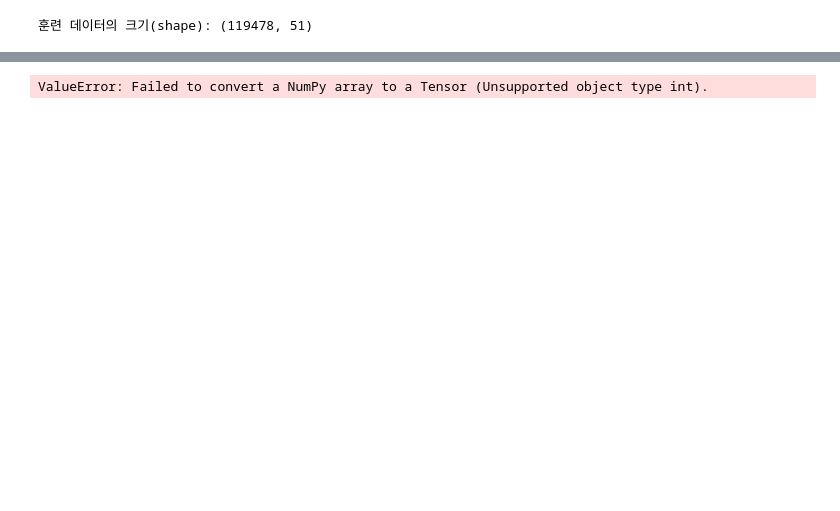
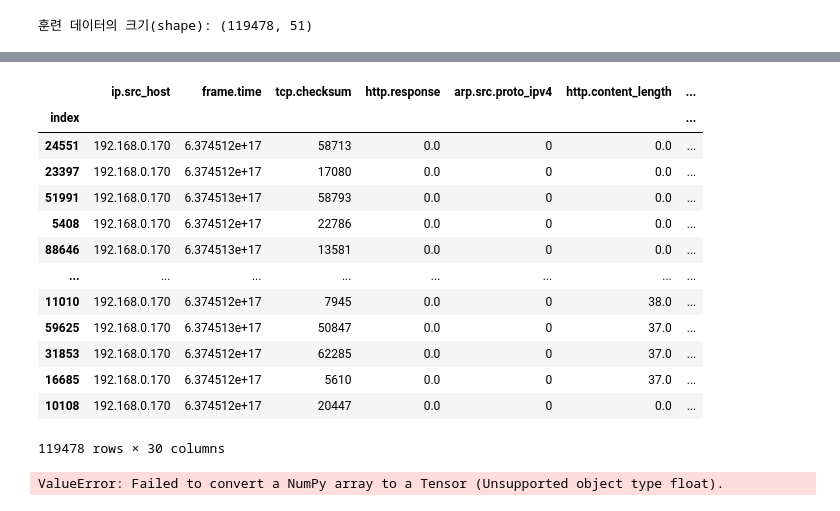
Before and after one commit to explainpark101/KU-ML-EndTerm-project, a Jupyter notebook: 04 machine-learning.ipynb, the cells around one changed output, grey strips where cells are left out. Cells and saved outputs as stored; diff of their text form; code cells hidden in the pictures; blank space fills up the shorter version.

```diff
--- a/04 machine-learning.ipynb
+++ b/04 machine-learning.ipynb
@@ -46,0 +40,3 @@ memory usage: 32.6+ MB
+# %%
+# all_data["frame.time"] = pd.to_datetime(all_data["frame.time"]).apply(ticks)
+all_data = all_data.drop(["frame.time"],axis="columns")
@@ -63,7 +63,12 @@ all_data[["tcp.options", "tcp.payload"]].nunique()
 tcp.options    82640
 tcp.payload    52832
 dtype: int64
-# %%
-ip_cols = ["ip.src_host", "ip.dst_host", "arp.src.proto_ipv4", "arp.dst.proto_ipv4"]
-for ipcol in ip_cols:
-    all_data[ipcol] = all_data[ipcol].apply(lambda x: list(map(int, x.split("."))), pd.Int32Dtype)
+# %%
+ip_cols = ["ip.src_host", "ip.dst_host", "arp.src.proto_ipv4", "arp.dst.proto_ipv4"]
+for ipcol in ip_cols:
+    ip_values = all_data[ipcol].apply(lambda x: x.split("."))
+    all_data[f"{ipcol}[0]"] = ip_values.apply(lambda x: int(x[0]))
+    all_data[f"{ipcol}[1]"] = ip_values.apply(lambda x: int(x[1]))
+    all_data[f"{ipcol}[2]"] = ip_values.apply(lambda x: int(x[2]))
+    all_data[f"{ipcol}[3]"] = ip_values.apply(lambda x: int(x[3]))
+all_data = all_data.drop(ip_cols, axis="columns")
@@ -261,0 +247,7 @@ rnn_model.evaluate(RNN_padding(tokenizer,RNN_X_test,max_length_of_http_data), y_
+# %%
+tcp_options_tokenizer, tcp_options_maxlen, tcp_options_vocab_size = tokenize(logistic_X_train["tcp.options"])
+tcp_payload_tokenizer, tcp_payload_maxlen, tcp_payload_vocab_size = tokenize(logistic_X_train["tcp.payload"])
+logistic_X_train["tcp.options"] = pad_result(tcp_options_tokenizer, logistic_X_train["tcp.options"])
+logistic_X_test["tcp.options"] = pad_result(tcp_options_tokenizer, logistic_X_test["tcp.options"])
+logistic_X_train["tcp.payload"] = pad_result(tcp_payload_tokenizer, logistic_X_train["tcp.payload"])
+logistic_X_test["tcp.payload"] = pad_result(tcp_payload_tokenizer, logistic_X_test["tcp.payload"])
@@ -262,3 +272,20 @@ rnn_model.evaluate(RNN_padding(tokenizer,RNN_X_test,max_length_of_http_data), y_
+# %%
+logistic_X_train
+# %% [output]
+|  | ip.src_host | frame.time | tcp.checksum | http.response | arp.src.proto_ipv4 | http.content_length | ... |
+| index |  |  |  |  |  |  | ... |
+| 24551 | 192.168.0.170 | 6.374512e+17 | 58713 | 0.0 | 0 | 0.0 | ... |
+| 23397 | 192.168.0.170 | 6.374512e+17 | 17080 | 0.0 | 0 | 0.0 | ... |
+| 51991 | 192.168.0.170 | 6.374513e+17 | 58793 | 0.0 | 0 | 0.0 | ... |
+| 5408 | 192.168.0.170 | 6.374512e+17 | 22786 | 0.0 | 0 | 0.0 | ... |
+| 88646 | 192.168.0.170 | 6.374513e+17 | 13581 | 0.0 | 0 | 0.0 | ... |
+| ... | ... | ... | ... | ... | ... | ... | ... |
+| 11010 | 192.168.0.170 | 6.374512e+17 | 7945 | 0.0 | 0 | 38.0 | ... |
+| 59625 | 192.168.0.170 | 6.374513e+17 | 50847 | 0.0 | 0 | 37.0 | ... |
+| 31853 | 192.168.0.170 | 6.374512e+17 | 62285 | 0.0 | 0 | 37.0 | ... |
+| 16685 | 192.168.0.170 | 6.374512e+17 | 5610 | 0.0 | 0 | 37.0 | ... |
+| 10108 | 192.168.0.170 | 6.374512e+17 | 20447 | 0.0 | 0 | 0.0 | ... |
+119478 rows × 30 columns
 # %%
 # 로지스틱 회귀를 사용하여 나머지 데이터를 분류하는 모델을 학습합니다.
 logistic_regression_model = tf.keras.Sequential([
@@ -267,9 +294,9 @@ logistic_regression_model = tf.keras.Sequential([
 ])
 # %%
 logistic_regression_model.compile(optimizer="adam", loss="categorical_crossentropy", metrics=["accuracy"])
-logistic_regression_model.fit(X_train, y_train, epochs=10)
+logistic_regression_model.fit(X_train, y_train, epochs=1)
 # %% [output]
-ValueError: Failed to convert a NumPy array to a Tensor (Unsupported object type int).
+ValueError: Failed to convert a NumPy array to a Tensor (Unsupported object type float).
 # %%
 # 두 모델의 예측을 결합하여 최종 예측을 만듭니다.
 predictions = rnn_model.predict(RNN_padding(tokenizer,RNN_X_test,max_length_of_http_data)) * 0.5 + logistic_regression_model.predict(logistic_X_test) * 0.5
```
Also changed, not shown: parts of 22 cells of this notebook.
